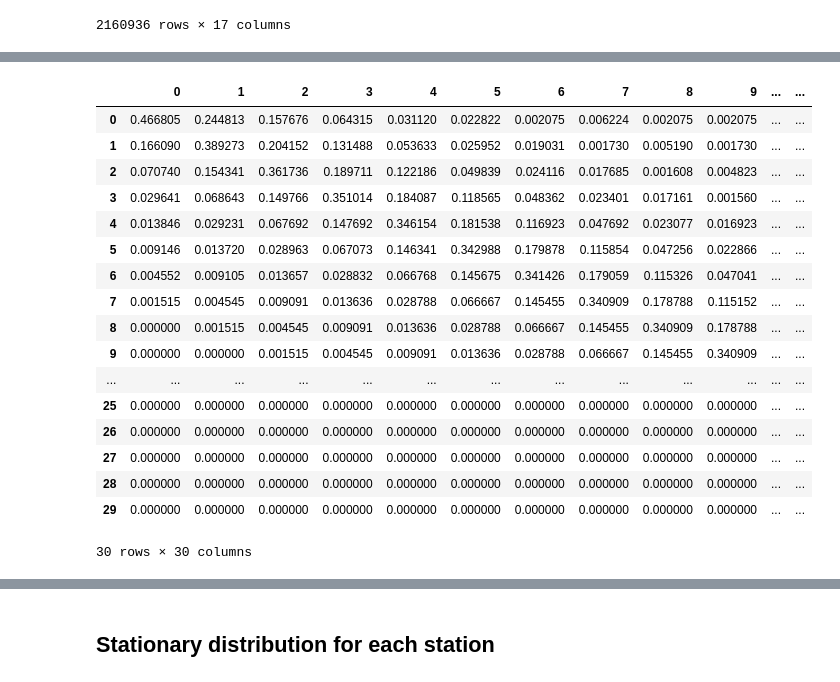
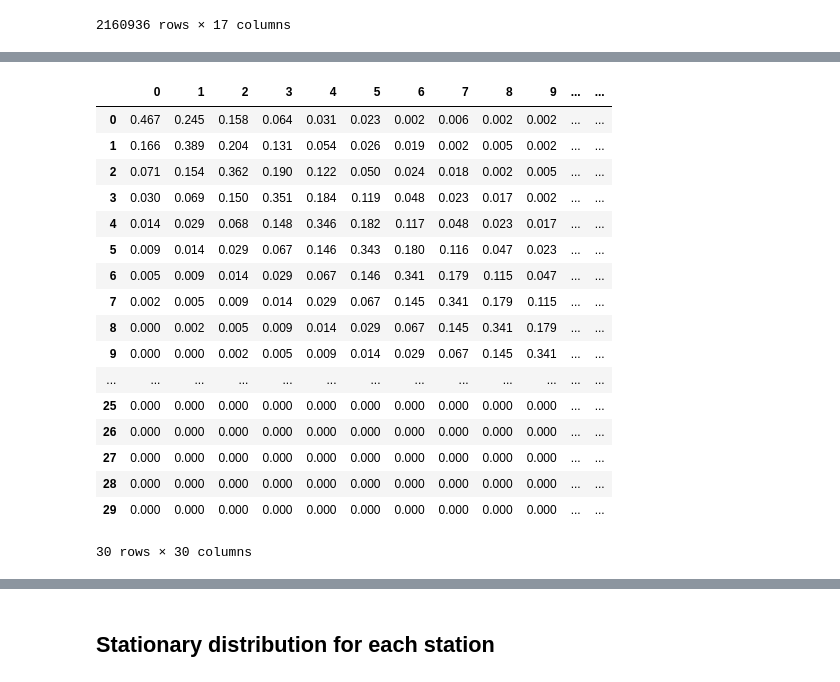
Before and after one commit to gracelang15/City-Bike-Data-Project, a Jupyter notebook: main-project.ipynb, the cells around one changed output, grey strips where cells are left out. Cells and saved outputs as stored; diff of their text form; code cells hidden in the pictures.

```diff
--- a/main-project.ipynb
+++ b/main-project.ipynb
@@ -516,21 +610,21 @@ WCham_p_morn = create_probab_matrix(WCham_freq_rates_morn, 29)
 # %%
-pd.DataFrame(WCham_p_morn)
+pd.DataFrame.round(pd.DataFrame(WCham_p_morn),3)
 # %% [output]
 |  | 0 | 1 | 2 | 3 | 4 | 5 | 6 | 7 | 8 | 9 | ... | ... |
-| 0 | 0.466805 | 0.244813 | 0.157676 | 0.064315 | 0.031120 | 0.022822 | 0.002075 | 0.006224 | 0.002075 | 0.002075 | ... | ... |
-| 1 | 0.166090 | 0.389273 | 0.204152 | 0.131488 | 0.053633 | 0.025952 | 0.019031 | 0.001730 | 0.005190 | 0.001730 | ... | ... |
-| 2 | 0.070740 | 0.154341 | 0.361736 | 0.189711 | 0.122186 | 0.049839 | 0.024116 | 0.017685 | 0.001608 | 0.004823 | ... | ... |
-| 3 | 0.029641 | 0.068643 | 0.149766 | 0.351014 | 0.184087 | 0.118565 | 0.048362 | 0.023401 | 0.017161 | 0.001560 | ... | ... |
-| 4 | 0.013846 | 0.029231 | 0.067692 | 0.147692 | 0.346154 | 0.181538 | 0.116923 | 0.047692 | 0.023077 | 0.016923 | ... | ... |
-| 5 | 0.009146 | 0.013720 | 0.028963 | 0.067073 | 0.146341 | 0.342988 | 0.179878 | 0.115854 | 0.047256 | 0.022866 | ... | ... |
-| 6 | 0.004552 | 0.009105 | 0.013657 | 0.028832 | 0.066768 | 0.145675 | 0.341426 | 0.179059 | 0.115326 | 0.047041 | ... | ... |
-| 7 | 0.001515 | 0.004545 | 0.009091 | 0.013636 | 0.028788 | 0.066667 | 0.145455 | 0.340909 | 0.178788 | 0.115152 | ... | ... |
-| 8 | 0.000000 | 0.001515 | 0.004545 | 0.009091 | 0.013636 | 0.028788 | 0.066667 | 0.145455 | 0.340909 | 0.178788 | ... | ... |
-| 9 | 0.000000 | 0.000000 | 0.001515 | 0.004545 | 0.009091 | 0.013636 | 0.028788 | 0.066667 | 0.145455 | 0.340909 | ... | ... |
+| 0 | 0.467 | 0.245 | 0.158 | 0.064 | 0.031 | 0.023 | 0.002 | 0.006 | 0.002 | 0.002 | ... | ... |
+| 1 | 0.166 | 0.389 | 0.204 | 0.131 | 0.054 | 0.026 | 0.019 | 0.002 | 0.005 | 0.002 | ... | ... |
+| 2 | 0.071 | 0.154 | 0.362 | 0.190 | 0.122 | 0.050 | 0.024 | 0.018 | 0.002 | 0.005 | ... | ... |
+| 3 | 0.030 | 0.069 | 0.150 | 0.351 | 0.184 | 0.119 | 0.048 | 0.023 | 0.017 | 0.002 | ... | ... |
+| 4 | 0.014 | 0.029 | 0.068 | 0.148 | 0.346 | 0.182 | 0.117 | 0.048 | 0.023 | 0.017 | ... | ... |
+| 5 | 0.009 | 0.014 | 0.029 | 0.067 | 0.146 | 0.343 | 0.180 | 0.116 | 0.047 | 0.023 | ... | ... |
+| 6 | 0.005 | 0.009 | 0.014 | 0.029 | 0.067 | 0.146 | 0.341 | 0.179 | 0.115 | 0.047 | ... | ... |
+| 7 | 0.002 | 0.005 | 0.009 | 0.014 | 0.029 | 0.067 | 0.145 | 0.341 | 0.179 | 0.115 | ... | ... |
+| 8 | 0.000 | 0.002 | 0.005 | 0.009 | 0.014 | 0.029 | 0.067 | 0.145 | 0.341 | 0.179 | ... | ... |
+| 9 | 0.000 | 0.000 | 0.002 | 0.005 | 0.009 | 0.014 | 0.029 | 0.067 | 0.145 | 0.341 | ... | ... |
 | ... | ... | ... | ... | ... | ... | ... | ... | ... | ... | ... | ... | ... |
-| 25 | 0.000000 | 0.000000 | 0.000000 | 0.000000 | 0.000000 | 0.000000 | 0.000000 | 0.000000 | 0.000000 | 0.000000 | ... | ... |
-| 26 | 0.000000 | 0.000000 | 0.000000 | 0.000000 | 0.000000 | 0.000000 | 0.000000 | 0.000000 | 0.000000 | 0.000000 | ... | ... |
-| 27 | 0.000000 | 0.000000 | 0.000000 | 0.000000 | 0.000000 | 0.000000 | 0.000000 | 0.000000 | 0.000000 | 0.000000 | ... | ... |
-| 28 | 0.000000 | 0.000000 | 0.000000 | 0.000000 | 0.000000 | 0.000000 | 0.000000 | 0.000000 | 0.000000 | 0.000000 | ... | ... |
-| 29 | 0.000000 | 0.000000 | 0.000000 | 0.000000 | 0.000000 | 0.000000 | 0.000000 | 0.000000 | 0.000000 | 0.000000 | ... | ... |
+| 25 | 0.000 | 0.000 | 0.000 | 0.000 | 0.000 | 0.000 | 0.000 | 0.000 | 0.000 | 0.000 | ... | ... |
+| 26 | 0.000 | 0.000 | 0.000 | 0.000 | 0.000 | 0.000 | 0.000 | 0.000 | 0.000 | 0.000 | ... | ... |
+| 27 | 0.000 | 0.000 | 0.000 | 0.000 | 0.000 | 0.000 | 0.000 | 0.000 | 0.000 | 0.000 | ... | ... |
+| 28 | 0.000 | 0.000 | 0.000 | 0.000 | 0.000 | 0.000 | 0.000 | 0.000 | 0.000 | 0.000 | ... | ... |
+| 29 | 0.000 | 0.000 | 0.000 | 0.000 | 0.000 | 0.000 | 0.000 | 0.000 | 0.000 | 0.000 | ... | ... |
 30 rows × 30 columns
```
Also changed, not shown: parts of 24 cells of this notebook.
